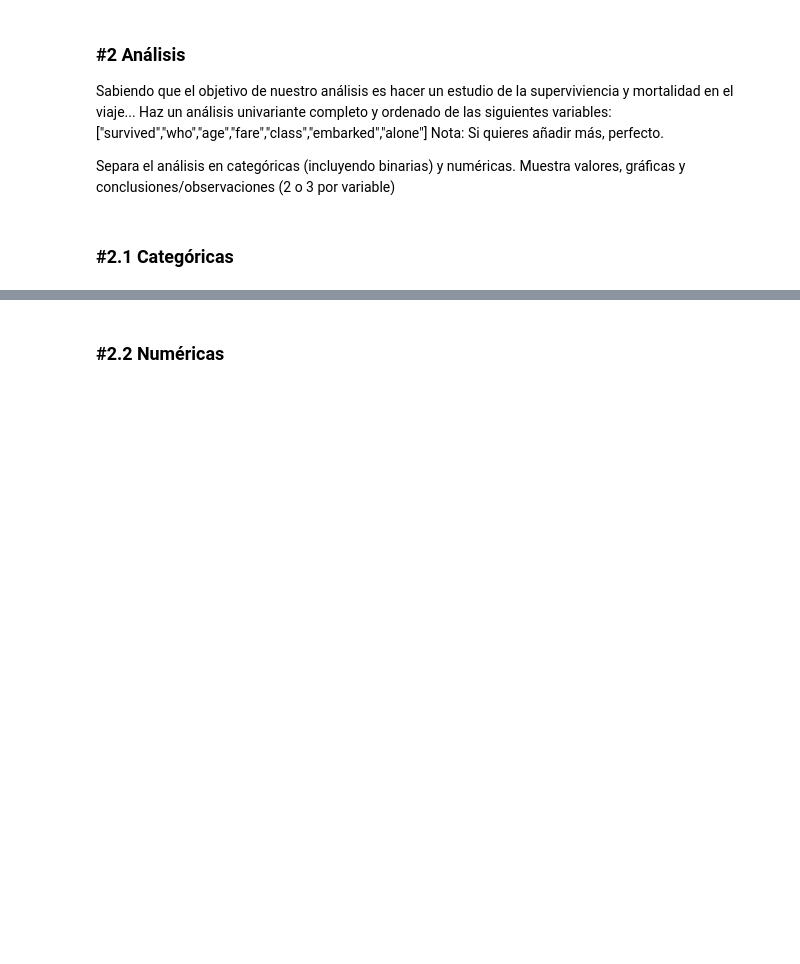
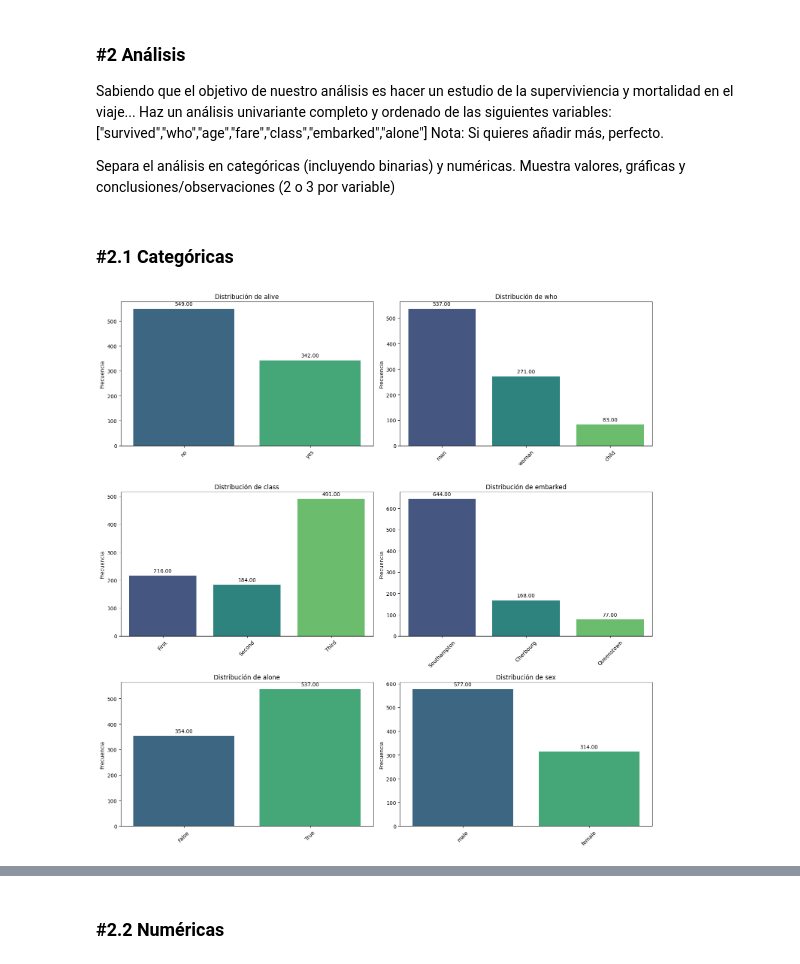
Before and after one commit to mankolepanto/ONLINE_DS_THEBRIDGE_-Jorge_Pobla-, a Jupyter notebook: Sprint_7/Unidad_01/Practica_Obligatoria/18_Practica_Obligatoria_Univariante.ipynb, the cells around one changed output, grey strips where cells are left out. Cells and saved outputs as stored; diff of their text form; code cells hidden in the pictures; blank space fills up the shorter version.

```diff
--- a/Sprint_7/Unidad_01/Practica_Obligatoria/18_Practica_Obligatoria_Univariante.ipynb
+++ b/Sprint_7/Unidad_01/Practica_Obligatoria/18_Practica_Obligatoria_Univariante.ipynb
@@ -134,3 +142,5 @@ es_age_nulo = df_titanic.age.isna()
 df_titanic.loc[mujer & es_age_nulo, "age"] = media_mujer
 df_titanic.loc[nino & es_age_nulo, "age"] = media_nino
 df_titanic.loc[hombre & es_age_nulo, "age"] = media_hombre
+# %%
+df_titanic.loc[df_titanic.embark_town.isna(), "embark_town"] = df_titanic.embark_town.mode()
@@ -160,3 +183,10 @@ Nota: Si quieres añadir más, perfecto.
 Separa el análisis en categóricas (incluyendo binarias) y numéricas. Muestra valores, gráficas y conclusiones/observaciones (2 o 3 por variable)
 # %% [markdown]
 ### #2.1 Categóricas
+# %%
+categoricas = ["alive","who","class","embarked","alone","sex"]
+numericas = ["age","fare"]
+# %%
+pinta_distribucion_categoricas(df_titanic, categoricas, mostrar_valores= True)
+# %% [output]
+[figure, added]
```
Also changed, not shown: parts of 6 cells of this notebook.
